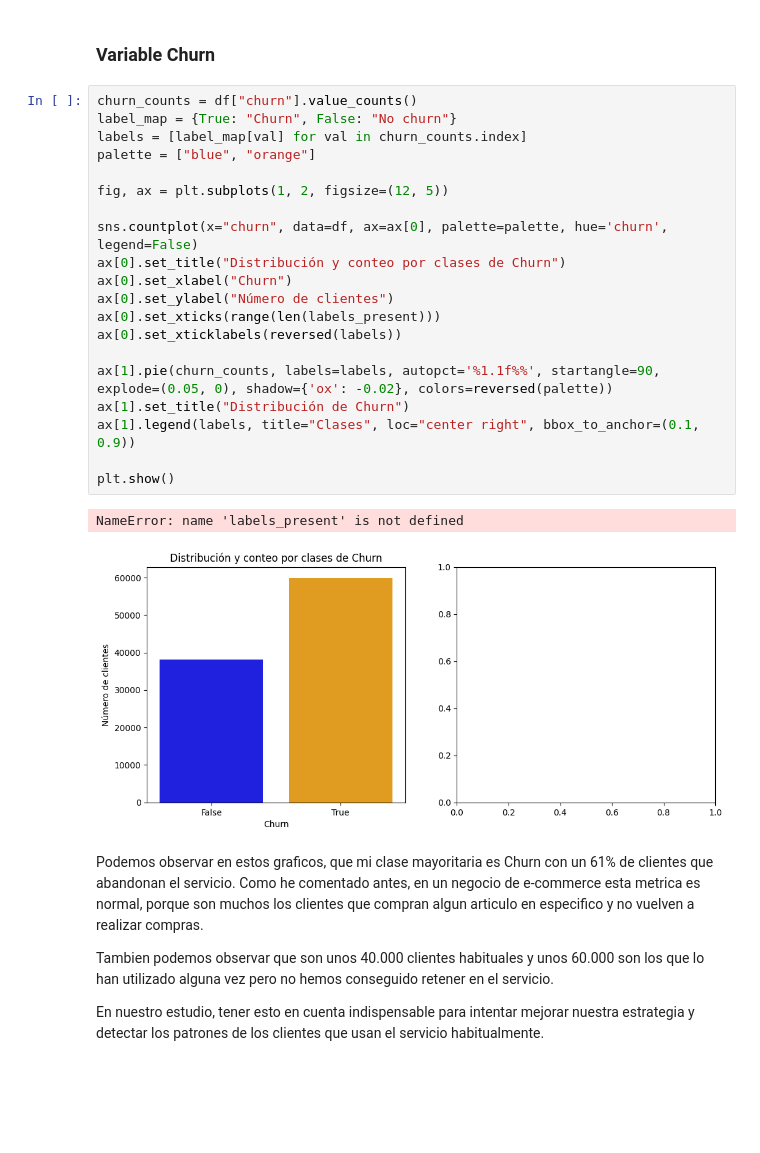
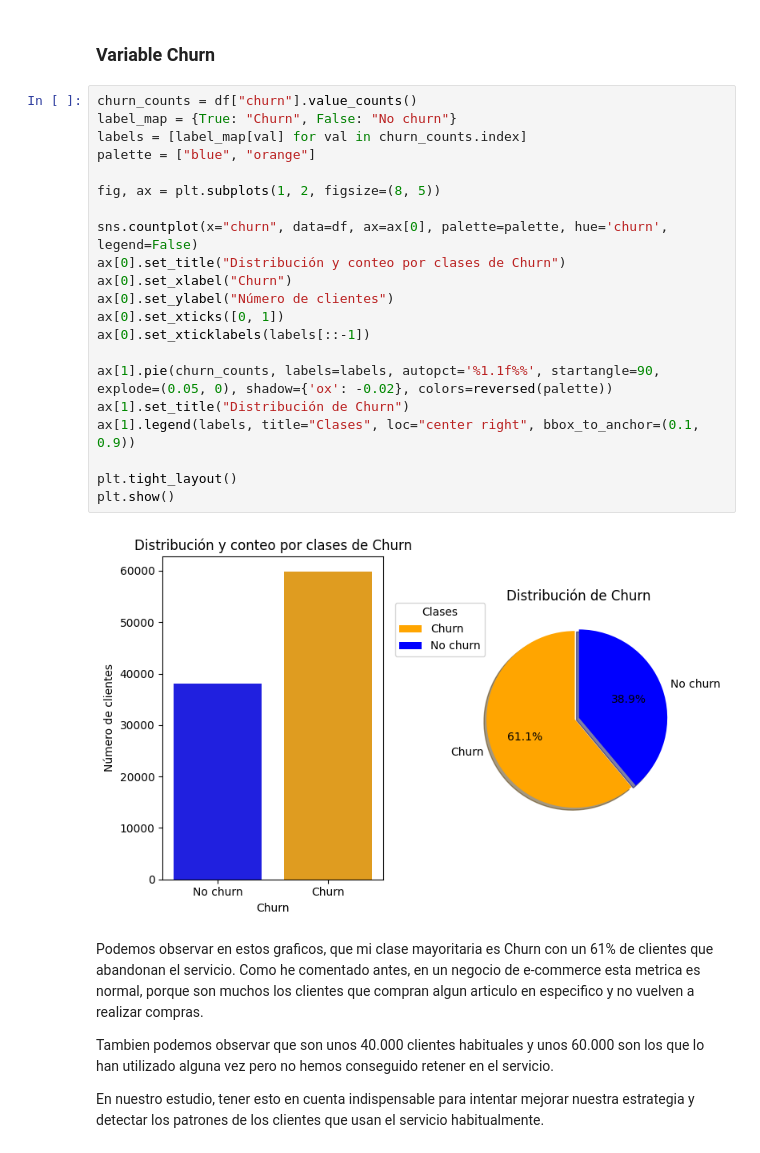
Before and after one commit to Reezo912/Churn-Prediction, a Jupyter notebook: scripts/EDA.ipynb, the cells around one changed output. Cells and saved outputs as stored; diff of their text form; blank space fills up the shorter version.

```diff
--- a/scripts/EDA.ipynb
+++ b/scripts/EDA.ipynb
@@ -253,26 +253,26 @@ df.drop(columns=['order_delivered_carrier_date', 'order_approved_at'], inplace=T
 # %%
 churn_counts = df["churn"].value_counts()
 label_map = {True: "Churn", False: "No churn"}
 labels = [label_map[val] for val in churn_counts.index]
 palette = ["blue", "orange"]
 
-fig, ax = plt.subplots(1, 2, figsize=(12, 5))
+fig, ax = plt.subplots(1, 2, figsize=(8, 5))
 
 sns.countplot(x="churn", data=df, ax=ax[0], palette=palette, hue='churn', legend=False)
 ax[0].set_title("Distribución y conteo por clases de Churn")
 ax[0].set_xlabel("Churn")
 ax[0].set_ylabel("Número de clientes")
-ax[0].set_xticks(range(len(labels_present)))
-ax[0].set_xticklabels(reversed(labels))
+ax[0].set_xticks([0, 1])
+ax[0].set_xticklabels(labels[::-1])
 
 ax[1].pie(churn_counts, labels=labels, autopct='%1.1f%%', startangle=90, explode=(0.05, 0), shadow={'ox': -0.02}, colors=reversed(palette))
 ax[1].set_title("Distribución de Churn")
 ax[1].legend(labels, title="Clases", loc="center right", bbox_to_anchor=(0.1, 0.9))
 
+plt.tight_layout()
 plt.show()
 # %% [output]
-NameError: name 'labels_present' is not defined
-[figure, old version]
+[figure, new version]
 # %% [markdown]
 Podemos observar en estos graficos, que mi clase mayoritaria es Churn con un 61% de clientes que abandonan el servicio. Como he comentado antes, en un negocio de e-commerce esta metrica es normal, porque son muchos los clientes que compran algun articulo en especifico y no vuelven a realizar compras.
 
```
Also changed, not shown: parts of 3 cells of this notebook, 2 other files.
